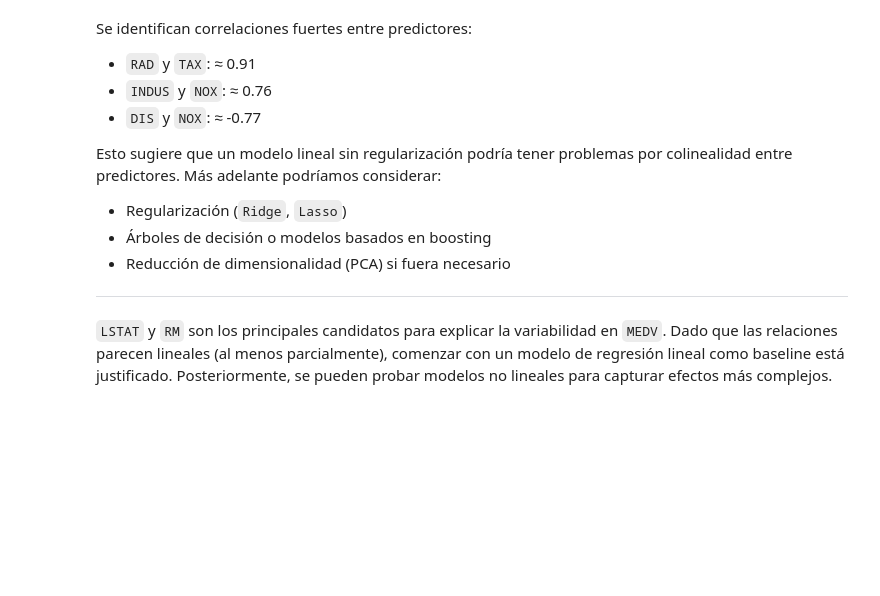
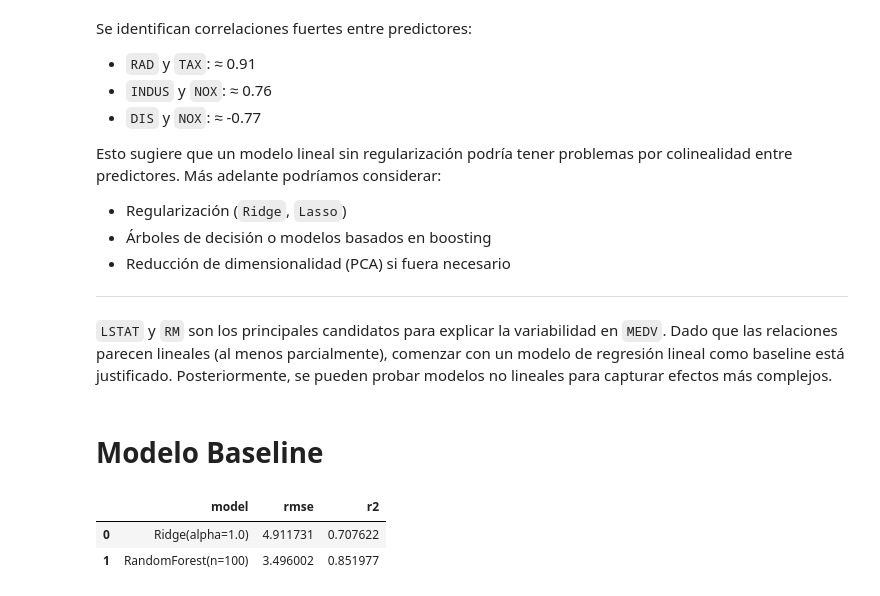
Before and after one commit to sisazac23/MELI-challenge, a Jupyter notebook: notebook/data_exploration.ipynb, the cells around one changed output. Saved outputs shown, nothing was run; the diff lists cells and outputs as text; code cells hidden in the pictures; blank space fills up the shorter version.

Commit message:
Modelo baseline seleccionado

```diff
--- a/notebook/data_exploration.ipynb
+++ b/notebook/data_exploration.ipynb
@@ -266,3 +266,79 @@ Esto sugiere que un modelo lineal sin regularización podría tener problemas po
 
 ---
 `LSTAT` y `RM` son los principales candidatos para explicar la variabilidad en `MEDV`. Dado que las relaciones parecen lineales (al menos parcialmente), comenzar con un modelo de regresión lineal como baseline está justificado. Posteriormente, se pueden probar modelos no lineales para capturar efectos más complejos.
+# %% [markdown]
+# Modelo Baseline
+# %%
+# Comparación inicial entre Ridge y RandomForest con imputación
+from sklearn.model_selection import KFold, cross_val_score
+from sklearn.pipeline import Pipeline
+from sklearn.compose import ColumnTransformer
+from sklearn.preprocessing import StandardScaler
+from sklearn.impute import SimpleImputer
+from sklearn.linear_model import Ridge
+from sklearn.ensemble import RandomForestRegressor
+
+# 1️Definir X e y
+X = df.drop(columns=["MEDV"])
+y = df["MEDV"]
+
+# Identificar todas las variables como numéricas
+numeric_features = X.columns.tolist()
+
+# Preprocesamiento común para ambos modelos: imputación
+numeric_transformer_for_ridge = Pipeline(steps=[
+    ("imputer", SimpleImputer(strategy="median")),
+    ("scaler", StandardScaler())  # Ridge necesita escalado
+])
+
+numeric_transformer_for_rf = Pipeline(steps=[
+    ("imputer", SimpleImputer(strategy="median"))  # RF no necesita escalado
+])
+
+# Crear ColumnTransformers para ambos modelos
+preprocessor_ridge = ColumnTransformer(
+    transformers=[('num', numeric_transformer_for_ridge, numeric_features)],
+    remainder='drop'
+)
+
+preprocessor_rf = ColumnTransformer(
+    transformers=[('num', numeric_transformer_for_rf, numeric_features)],
+    remainder='drop'
+)
+
+# Definir modelos
+ridge_model = Pipeline(steps=[
+    ("preprocessor", preprocessor_ridge),
+    ("model", Ridge(alpha=1.0, random_state=42))  # Alpha inicial (ajustable después)
+])
+
+rf_model = Pipeline(steps=[
+    ("preprocessor", preprocessor_rf),
+    ("model", RandomForestRegressor(
+        n_estimators=100,
+        random_state=42
+    ))
+])
+
+# Configurar validación cruzada
+cv = KFold(n_splits=5, shuffle=True, random_state=42)
+
+# Función de evaluación
+def evaluate_model(model, X, y, model_name):
+    rmse = -cross_val_score(model, X, y,
+                            scoring="neg_root_mean_squared_error", cv=cv).mean()
+    r2 = cross_val_score(model, X, y,
+                         scoring="r2", cv=cv).mean()
+    return {"model": model_name, "rmse": rmse, "r2": r2}
+
+# Evaluar ambos modelos
+results = []
+results.append(evaluate_model(ridge_model, X, y, "Ridge(alpha=1.0)"))
+results.append(evaluate_model(rf_model, X, y, "RandomForest(n=100)"))
+
+# Mostrar resultados comparativos
+pd.DataFrame(results)
+# %% [output]
+|  | model | rmse | r2 |
+| 0 | Ridge(alpha=1.0) | 4.911731 | 0.707622 |
+| 1 | RandomForest(n=100) | 3.496002 | 0.851977 |
```
Also changed, not shown: parts of 1 cell of this notebook.
